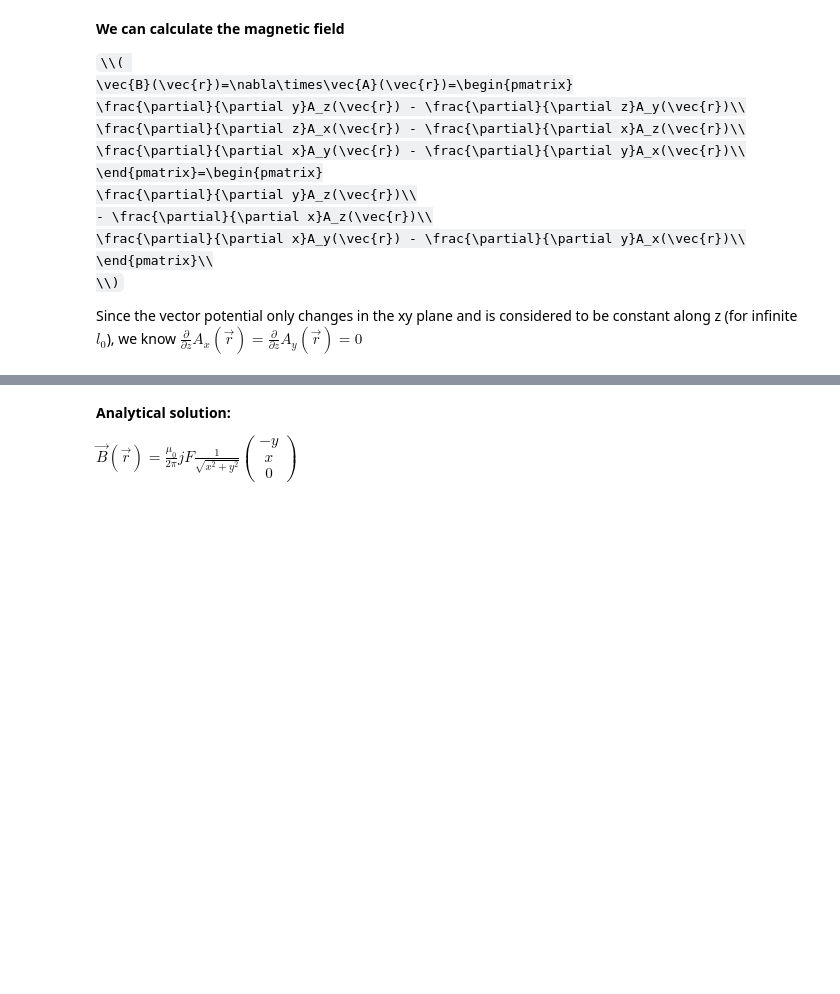
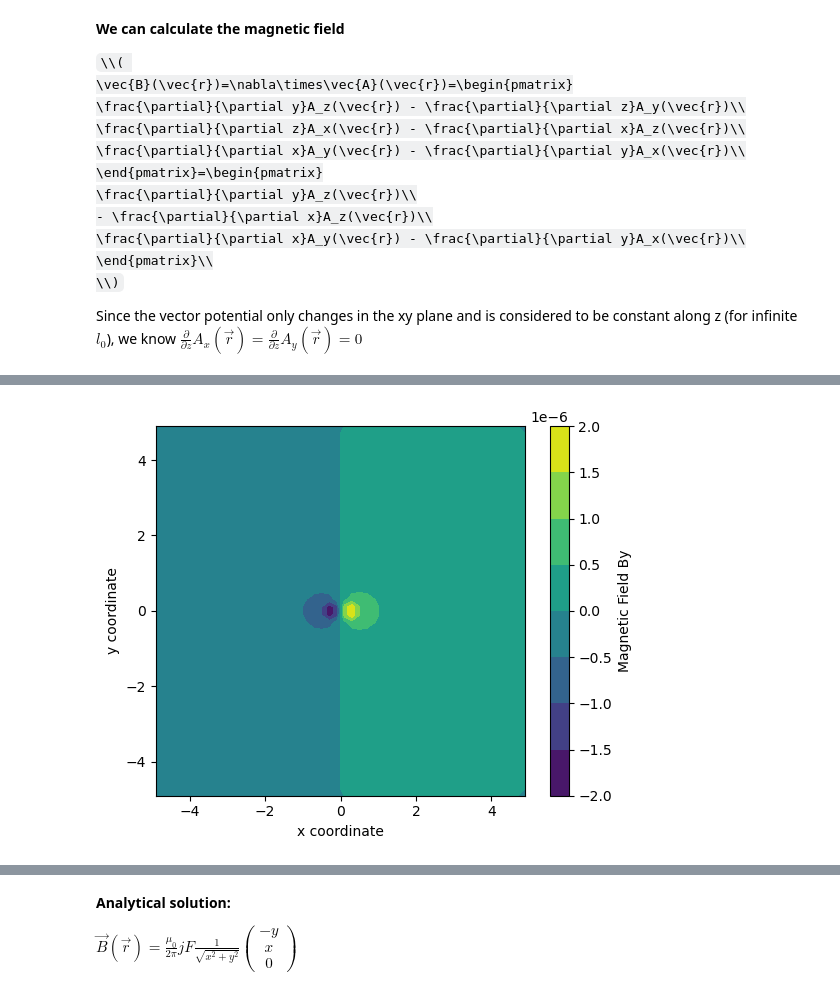
Before and after one commit to sage2003/Scientific-Computation-Udemy, a Jupyter notebook: Magnetic Field of Wire.ipynb, the cells around one changed output, grey strips where cells are left out. Cells and saved outputs as stored; diff of their text form; code cells hidden in the pictures; some formulas as TeX source; blank space fills up the shorter version.

```diff
--- a/Magnetic Field of Wire.ipynb
+++ b/Magnetic Field of Wire.ipynb
@@ -73,0 +176,13 @@ Since the vector potential only changes in the xy plane and is considered to be
+# %%
+fig = plt.figure()
+ax = fig.add_subplot(1,1,1)
+ax.set_aspect(1)
+plt.xlabel("x coordinate")
+plt.ylabel("y coordinate")
+
+plt.contourf(coords[0,:,:,0], coords[1,:,:,0], B[1,:,:,0])
+cbar = plt.colorbar()
+cbar.set_label("Magnetic Field By")
+plt.show()
+# %% [output]
+[figure, added]
```
Also changed, not shown: parts of 17 cells of this notebook, 5 other files.
